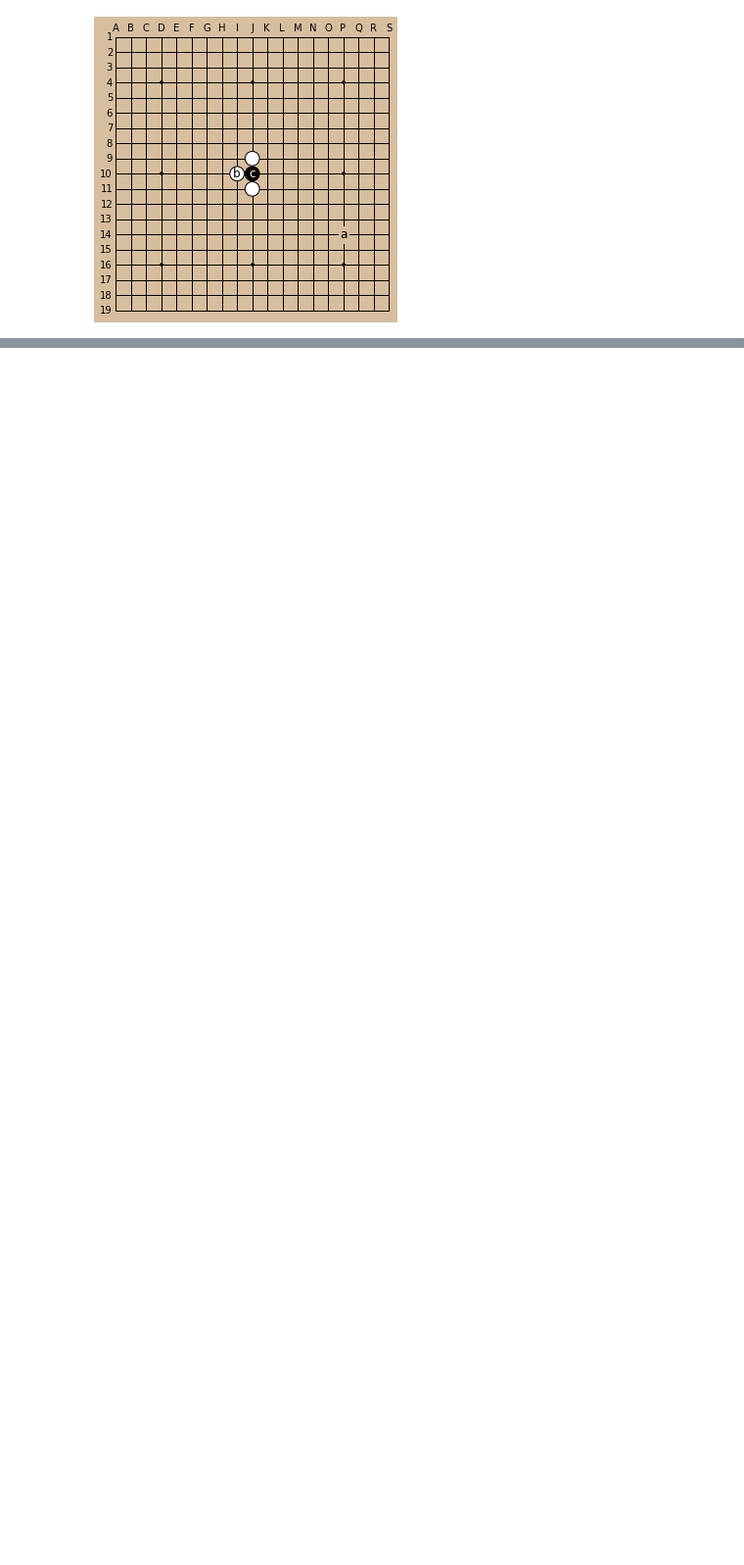
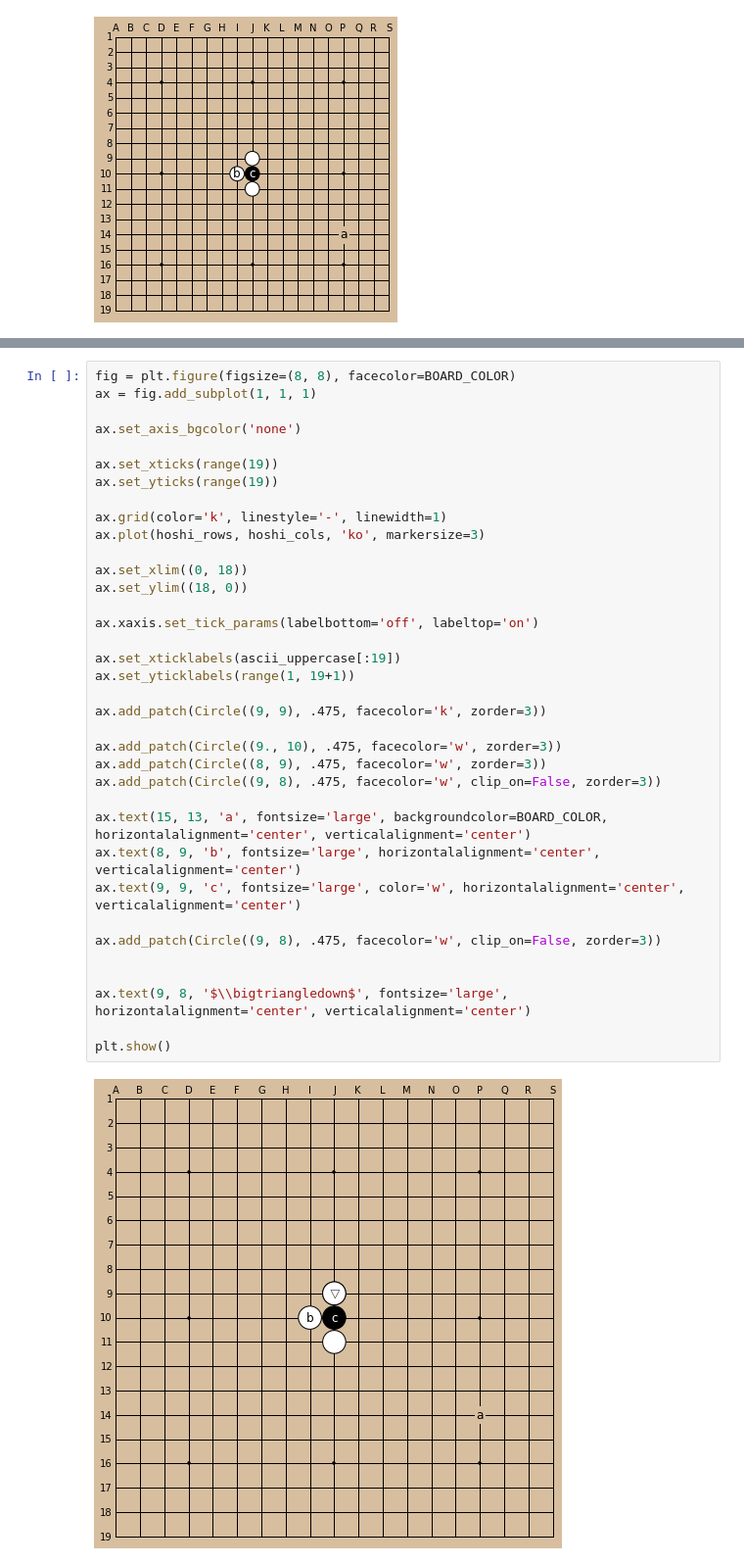
Before and after one commit to ltiao/pyweiqi, a Jupyter notebook: notes/Drawing a Go Board.ipynb, the cells around one changed output, grey strips where cells are left out. Shown at 98% size. Drawn from its saved outputs; the diff is of its cells as text; blank space fills up the shorter version.

```diff
--- a/notes/Drawing a Go Board.ipynb
+++ b/notes/Drawing a Go Board.ipynb
@@ -673,0 +790,38 @@ plt.show()
+# %%
+fig = plt.figure(figsize=(8, 8), facecolor=BOARD_COLOR)
+ax = fig.add_subplot(1, 1, 1)
+
+ax.set_axis_bgcolor('none')
+
+ax.set_xticks(range(19))
+ax.set_yticks(range(19))
+
+ax.grid(color='k', linestyle='-', linewidth=1)
+ax.plot(hoshi_rows, hoshi_cols, 'ko', markersize=3)
+
+ax.set_xlim((0, 18))
+ax.set_ylim((18, 0))
+
+ax.xaxis.set_tick_params(labelbottom='off', labeltop='on')
+
+ax.set_xticklabels(ascii_uppercase[:19])
+ax.set_yticklabels(range(1, 19+1))
+
+ax.add_patch(Circle((9, 9), .475, facecolor='k', zorder=3))
+
+ax.add_patch(Circle((9., 10), .475, facecolor='w', zorder=3))
+ax.add_patch(Circle((8, 9), .475, facecolor='w', zorder=3))
+ax.add_patch(Circle((9, 8), .475, facecolor='w', clip_on=False, zorder=3))
+
+ax.text(15, 13, 'a', fontsize='large', backgroundcolor=BOARD_COLOR, horizontalalignment='center', verticalalignment='center')
+ax.text(8, 9, 'b', fontsize='large', horizontalalignment='center', verticalalignment='center')
+ax.text(9, 9, 'c', fontsize='large', color='w', horizontalalignment='center', verticalalignment='center')
+
+ax.add_patch(Circle((9, 8), .475, facecolor='w', clip_on=False, zorder=3))
+
+
+ax.text(9, 8, '$\\bigtriangledown$', fontsize='large', horizontalalignment='center', verticalalignment='center')
+
+plt.show()
+# %% [output]
+[figure, added]
```
Also changed, not shown: parts of 7 cells of this notebook, 1 other file.
